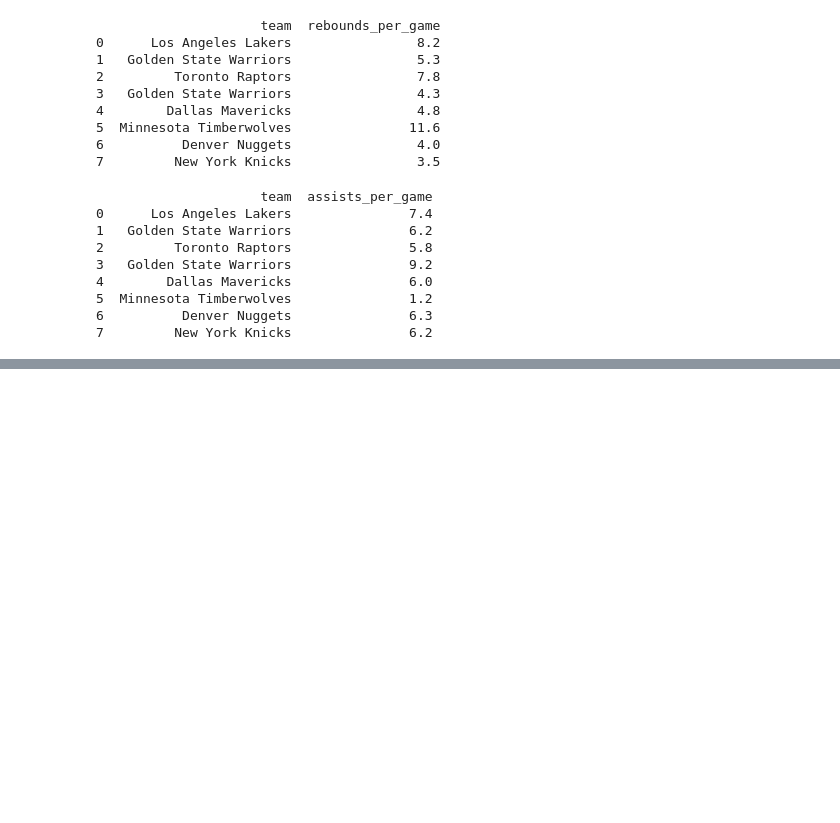
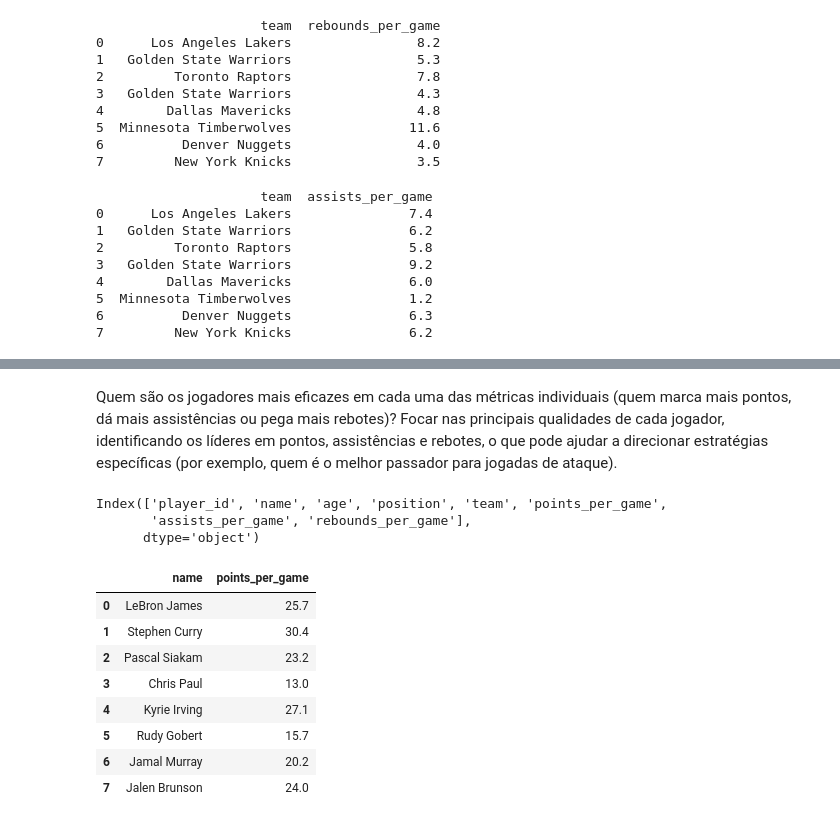
Before and after one commit to jeniferGoncalvesDaSilvaDev/Nba_Api_stats_analysis_ml, a Jupyter notebook: nb_api_stats_analysis_ml.ipynb, the cells around one changed output, grey strips where cells are left out. Saved outputs shown, nothing was run; the diff lists cells and outputs as text; code cells hidden in the pictures; blank space fills up the shorter version.

```diff
--- a/nb_api_stats_analysis_ml.ipynb
+++ b/nb_api_stats_analysis_ml.ipynb
@@ -334,0 +364,26 @@ dtype: object
+# %% [markdown]
+
+Quem são os jogadores mais eficazes em cada uma das métricas individuais (quem marca mais pontos, dá mais assistências ou pega mais rebotes)?
+Focar nas principais qualidades de cada jogador, identificando os líderes em pontos, assistências e rebotes, o que pode ajudar a direcionar estratégias específicas (por exemplo, quem é o melhor passador para jogadas de ataque).
+# %%
+df.columns
+# %% [output]
+Index(['player_id', 'name', 'age', 'position', 'team', 'points_per_game',
+       'assists_per_game', 'rebounds_per_game'],
+      dtype='object')
+# %%
+player_points = df[['name', 'points_per_game']]
+player_rebounds = df[['name', 'rebounds_per_game']]
+player_assists = df[['name', 'assists_per_game']]
+# %%
+player_points
+# %% [output]
+|  | name | points_per_game |
+| 0 | LeBron James | 25.7 |
+| 1 | Stephen Curry | 30.4 |
+| 2 | Pascal Siakam | 23.2 |
+| 3 | Chris Paul | 13.0 |
+| 4 | Kyrie Irving | 27.1 |
+| 5 | Rudy Gobert | 15.7 |
+| 6 | Jamal Murray | 20.2 |
+| 7 | Jalen Brunson | 24.0 |
```
Also changed, not shown: parts of 12 cells of this notebook.
